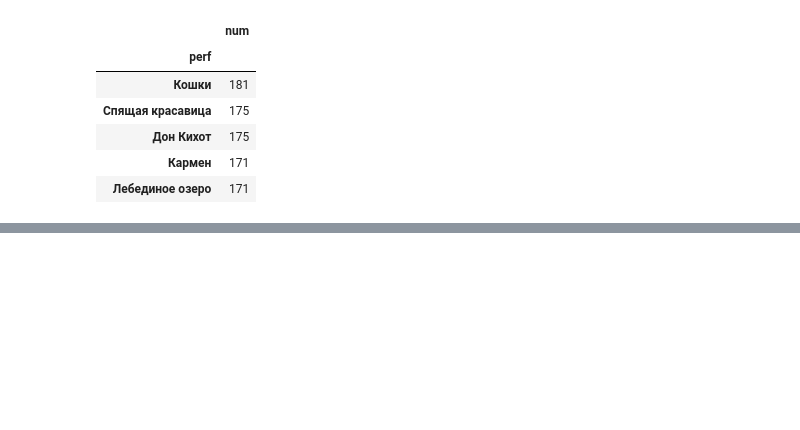
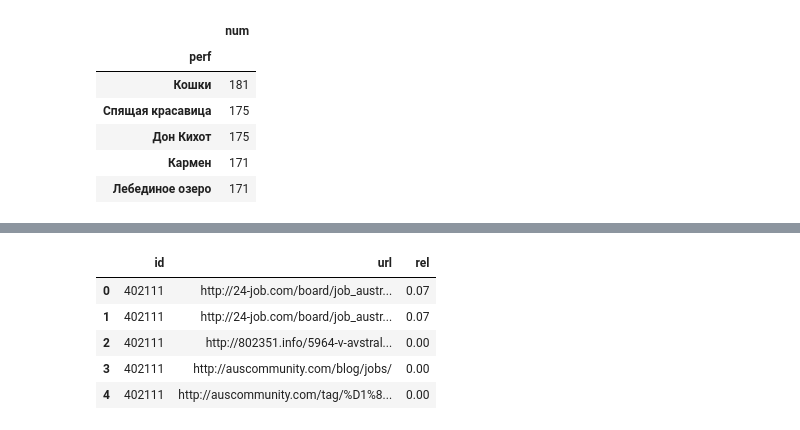
Before and after one commit to gdokuchaev/Personal, a Jupyter notebook: Тестовые задания/Yandex Cup 2020.ipynb, the cells around one changed output, grey strips where cells are left out. Saved outputs shown, nothing was run; the diff lists cells and outputs as text; code cells hidden in the pictures; blank space fills up the shorter version.

```diff
--- a/Тестовые задания/Yandex Cup 2020.ipynb
+++ b/Тестовые задания/Yandex Cup 2020.ipynb
@@ -83,0 +117,11 @@ display(tickets.groupby(by='perf').count().sort_values(by='num', ascending=False
+# %%
+qid_url_rating = pd.read_csv('hidden_task/qid_url_rating.tsv', sep = '\t', header=None)
+qid_url_rating.columns = ['id', 'url', 'rel']
+qid_url_rating.head()
+# %% [output]
+|  | id | url | rel |
+| 0 | 402111 | http://24-job.com/board/job_austr... | 0.07 |
+| 1 | 402111 | http://24-job.com/board/job_austr... | 0.07 |
+| 2 | 402111 | http://802351.info/5964-v-avstral... | 0.00 |
+| 3 | 402111 | http://auscommunity.com/blog/jobs/ | 0.00 |
+| 4 | 402111 | http://auscommunity.com/tag/%D1%8... | 0.00 |
```
Also changed, not shown: parts of 21 cells of this notebook.
